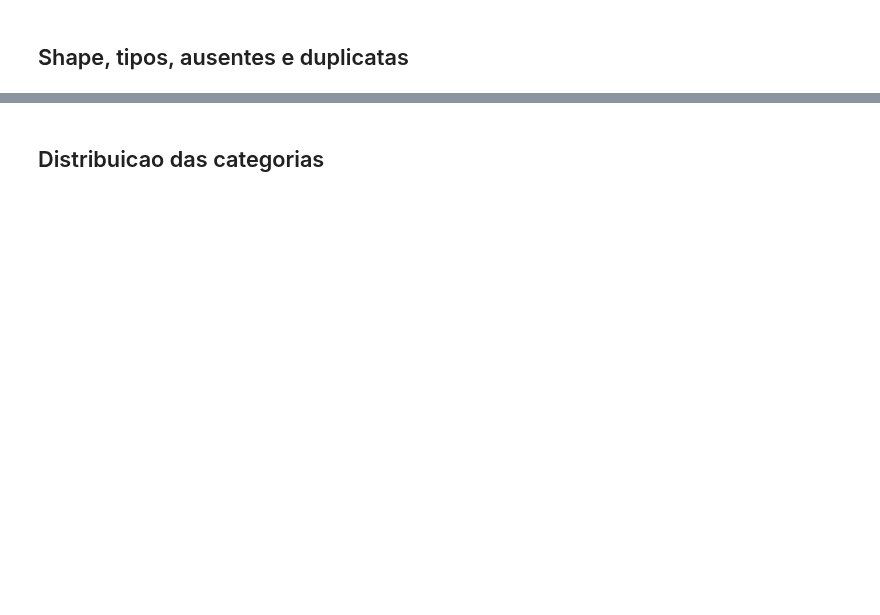
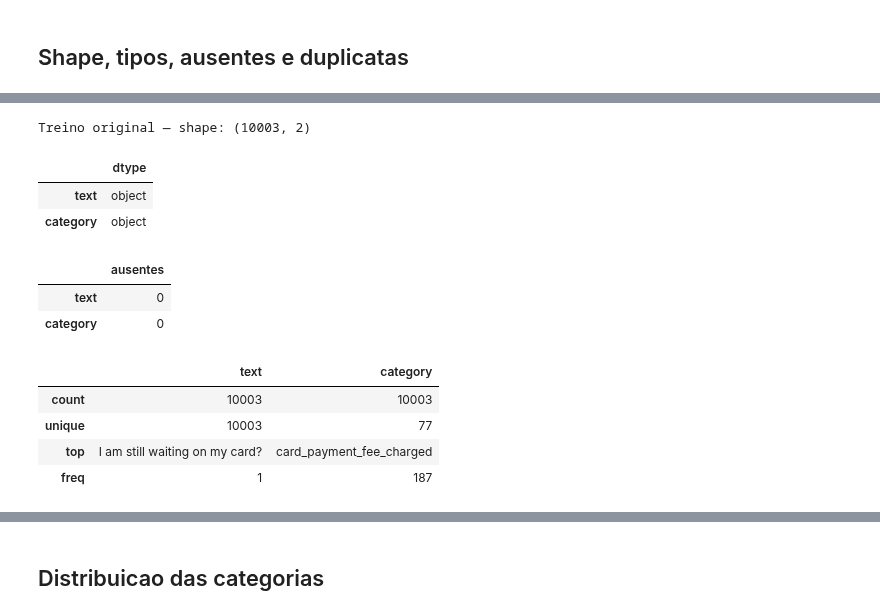
Before and after one commit to franciscocostadev/fintech-guard, a Jupyter notebook: notebooks/banking77/01_eda_banking77.ipynb, the cells around one changed output, grey strips where cells are left out. Drawn from its saved outputs; the diff is of its cells as text; code cells hidden in the pictures; blank space fills up the shorter version.

```diff
--- a/notebooks/banking77/01_eda_banking77.ipynb
+++ b/notebooks/banking77/01_eda_banking77.ipynb
@@ -60,0 +87,18 @@ pd.DataFrame([resumo('train_raw', train_raw), resumo('test_raw', test_raw)])
+# %%
+print("Treino original — shape:", train_raw.shape)
+display(train_raw.dtypes.rename("dtype").to_frame())
+display(train_raw.isna().sum().rename("ausentes").to_frame())
+display(train_raw.describe(include="all"))
+# %% [output]
+Treino original — shape: (10003, 2)
+|  | dtype |
+| text | object |
+| category | object |
+|  | ausentes |
+| text | 0 |
+| category | 0 |
+|  | text | category |
+| count | 10003 | 10003 |
+| unique | 10003 | 77 |
+| top | I am still waiting on my card? | card_payment_fee_charged |
+| freq | 1 | 187 |
```
Also changed, not shown: parts of 14 cells of this notebook, 7 other files.
